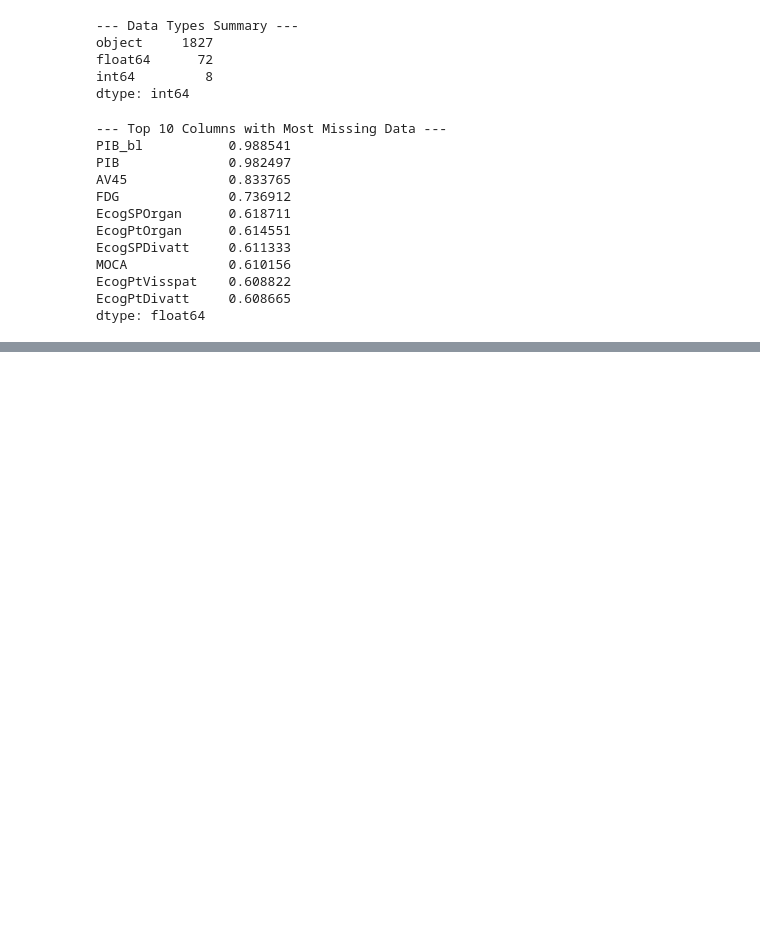
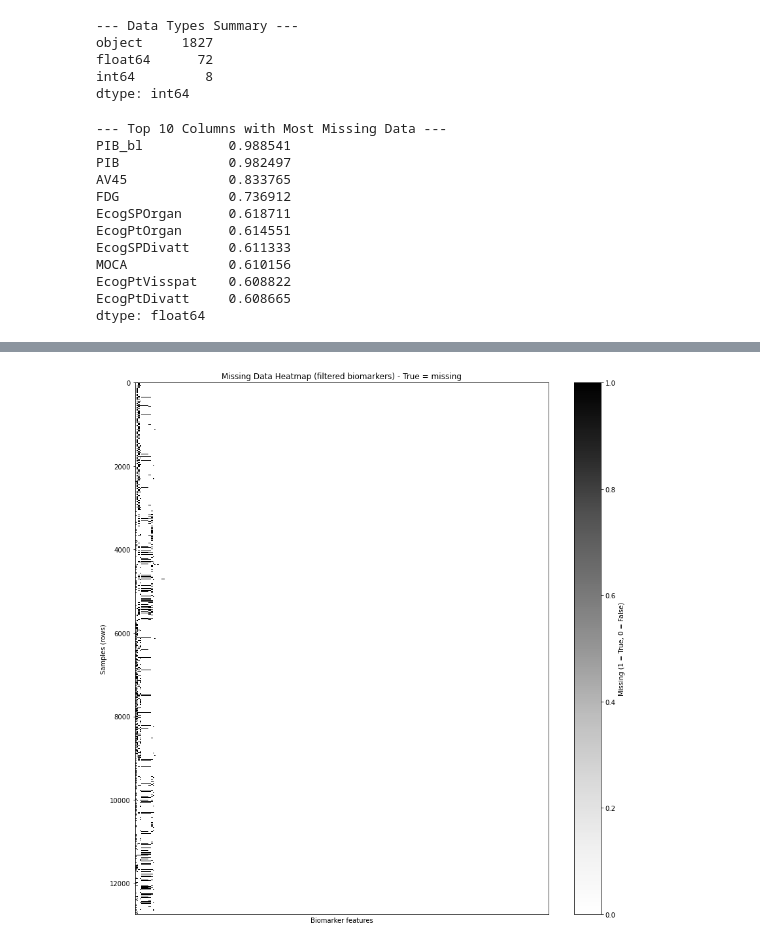
Before and after one commit to jdaly67/ANDI-project, a Jupyter notebook: Approach 2_Alzhiemers project.ipynb, the cells around one changed output, grey strips where cells are left out. Drawn from its saved outputs; the diff is of its cells as text; code cells hidden in the pictures; blank space fills up the shorter version.

```diff
--- a/Approach 2_Alzhiemers project.ipynb
+++ b/Approach 2_Alzhiemers project.ipynb
@@ -155,0 +175,9 @@ biomarker_summary.to_csv('biomarker_candidates_with_missingness.csv', index=Fals
+# %%
+Miss_threshold = 30.0 #percent
+bio_summary = missing_df[missing_df['Column'].isin(biomarker_candidate_cols)].copy()
+bio_summary = bio_summary.merge(pd.DataFrame({'Column': biomarker_candidate_cols}), on='Column', how='right').fillna(0)
+bio_summary = bio_summary.sort_values('MissingPercent', ascending=False)
+
+print("Candidates (count)", len(bio_summary))
+print("\nTop candidate missingness")
+display(bio_summary.head(25))
@@ -155,0 +205,4 @@ biomarker_summary.to_csv('biomarker_candidates_with_missingness.csv', index=Fals
+# %%
+filtered_biomarkers = bio_summary[bio_summary['MissingPercent'] < Miss_threshold]['Column'].tolist()
+print(f"\nKeeping {len(filtered_biomarkers)} biomarkers with missingness < {Miss_threshold}%")
+display(filtered_biomarkers)
@@ -155,0 +228,21 @@ biomarker_summary.to_csv('biomarker_candidates_with_missingness.csv', index=Fals
+# %%
+fb = filtered_biomarkers
+if len(fb) == 0:
+    print("No biomarkers passed the threshold, consider adjusting the threshold...")
+else:
+    sub = df[fb]
+    arr = sub.isnull().to_numpy()
+    plt.figure(figsize=(12, max(3, min(0.02*sub.shape[0], 12))))
+    plt.imshow(arr, aspect='auto', cmap='Greys', interpolation='nearest')
+    plt.title("Missing Data Heatmap (filtered biomarkers) - True = missing")
+    if sub.shape[1] <= 40:
+        plt.xticks(range(sub.shape[1]), sub.columns, rotation=90, fontsize=8)
+    else:
+        plt.xticks([])
+    plt.ylabel("Samples (rows)")
+    plt.xlabel("Biomarker features")
+    plt.colorbar(label='Missing (1 = True, 0 = False)')
+    plt.tight_layout()
+    plt.show()
+# %% [output]
+[figure, added]
```
Also changed, not shown: parts of 23 cells of this notebook.
